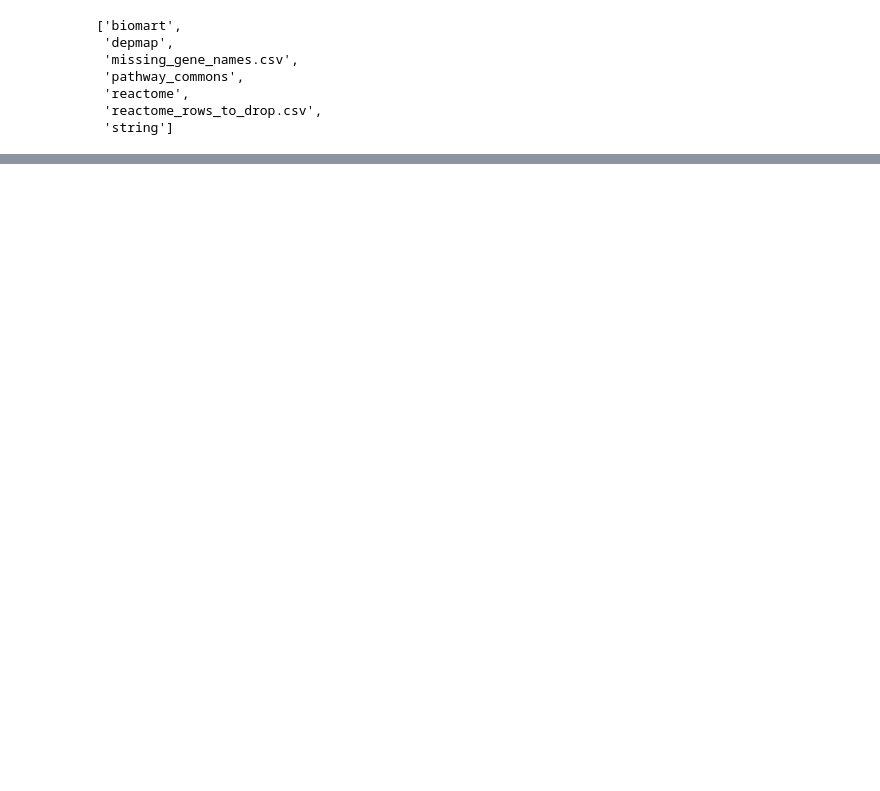
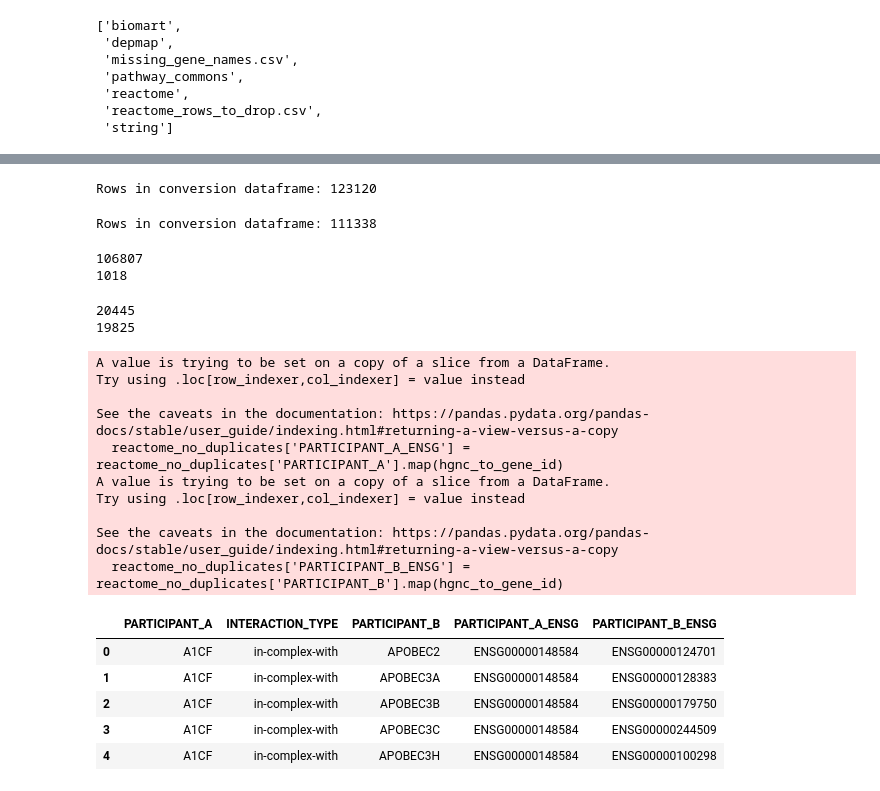
Before and after one commit to dan-beach/dependant-weights, a Jupyter notebook: pathway-commons-reactome-data.ipynb, the cells around one changed output, grey strips where cells are left out. Drawn from its saved outputs; the diff is of its cells as text; code cells hidden in the pictures; blank space fills up the shorter version.

```diff
--- a/pathway-commons-reactome-data.ipynb
+++ b/pathway-commons-reactome-data.ipynb
@@ -435,0 +172,62 @@ result4
+# %%
+print(f'Rows in conversion dataframe: {len(biomart)}')
+# %% [output]
+Rows in conversion dataframe: 123120
+# %%
+# Biomart data will include multiple ensembl gene ids for each HGNC symbol due to patches and alternate sequences.
+# We only want one ENSG per HGNC symbol so we will use the primary assembly. To do this select only chromosomes/scaffolds 1-23 and X/Y
+scaffolds = ['1', '2', '3', '4', '5', '6', '7', '8', '9', '10', '11', '12', '13', '14', '15', '16', '17', '18', '19', '20', '21', '22', 'X', 'Y']
+biomart_primary = biomart[biomart['Chromosome/scaffold name'].isin(scaffolds)]
+
+print(f'Rows in conversion dataframe: {len(biomart_primary)}')
+# %% [output]
+Rows in conversion dataframe: 111338
+# %%
+# See how many duplicates there are (HGNC symbol/Gene stable ID combination)
+print(len(biomart_primary[biomart_primary.duplicated(subset=['HGNC symbol', 'Gene stable ID'], keep=False)]))
+
+# See how many rows are missing HGNC symbol
+print(len(biomart_primary[biomart_primary['HGNC symbol'].isnull()]))
+# %% [output]
+106807
+1018
+# %%
+# Drop duplicate biomart rows and anything without an HGNC
+biomart_no_null = biomart_primary.drop_duplicates(subset=['HGNC symbol', 'Gene stable ID'], keep='first')
+print(len(biomart_no_null))
+
+biomart_no_null = biomart_no_null.dropna(subset=['HGNC symbol'])
+print(len(biomart_no_null))
+# %% [output]
+20445
+19825
+# %%
+# Code to map Gene stable IDs to PARTICIPANT_A and PARTICIPANT_B
+
+# Create a mapping dictionary from the biomart dataframe
+# Here we map 'HGNC symbol' to 'Gene stable ID'
+hgnc_to_gene_id = biomart_no_null.set_index('HGNC symbol')['Gene stable ID'].to_dict()
+
+# Use this dictionary to map the PARTICIPANT_A and PARTICIPANT_B values in the reactome dataframe to their corresponding Gene stable ID
+reactome_no_duplicates['PARTICIPANT_A_ENSG'] = reactome_no_duplicates['PARTICIPANT_A'].map(hgnc_to_gene_id)
+reactome_no_duplicates['PARTICIPANT_B_ENSG'] = reactome_no_duplicates['PARTICIPANT_B'].map(hgnc_to_gene_id)
+
+# Show the modified dataframe
+reactome_no_duplicates.head()
+# %% [output]
+A value is trying to be set on a copy of a slice from a DataFrame.
+Try using .loc[row_indexer,col_indexer] = value instead
+
+See the caveats in the documentation: https://pandas.pydata.org/pandas-docs/stable/user_guide/indexing.html#returning-a-view-versus-a-copy
+  reactome_no_duplicates['PARTICIPANT_A_ENSG'] = reactome_no_duplicates['PARTICIPANT_A'].map(hgnc_to_gene_id)
+A value is trying to be set on a copy of a slice from a DataFrame.
+Try using .loc[row_indexer,col_indexer] = value instead
+
+See the caveats in the documentation: https://pandas.pydata.org/pandas-docs/stable/user_guide/indexing.html#returning-a-view-versus-a-copy
+  reactome_no_duplicates['PARTICIPANT_B_ENSG'] = reactome_no_duplicates['PARTICIPANT_B'].map(hgnc_to_gene_id)
+|  | PARTICIPANT_A | INTERACTION_TYPE | PARTICIPANT_B | PARTICIPANT_A_ENSG | PARTICIPANT_B_ENSG |
+| 0 | A1CF | in-complex-with | APOBEC2 | ENSG00000148584 | ENSG00000124701 |
+| 1 | A1CF | in-complex-with | APOBEC3A | ENSG00000148584 | ENSG00000128383 |
+| 2 | A1CF | in-complex-with | APOBEC3B | ENSG00000148584 | ENSG00000179750 |
+| 3 | A1CF | in-complex-with | APOBEC3C | ENSG00000148584 | ENSG00000244509 |
+| 4 | A1CF | in-complex-with | APOBEC3H | ENSG00000148584 | ENSG00000100298 |
```
Also changed, not shown: parts of 44 cells of this notebook.
